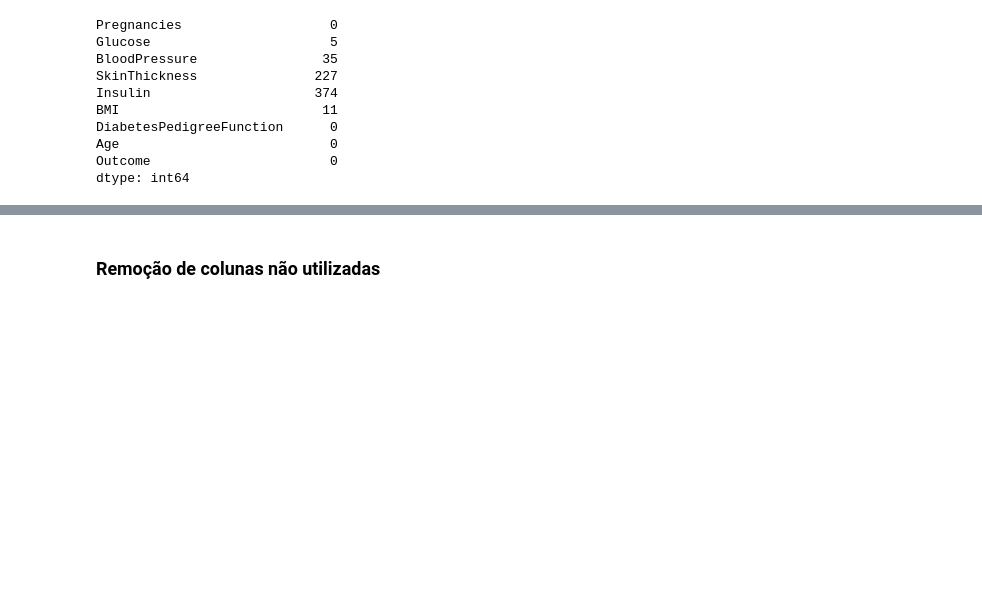
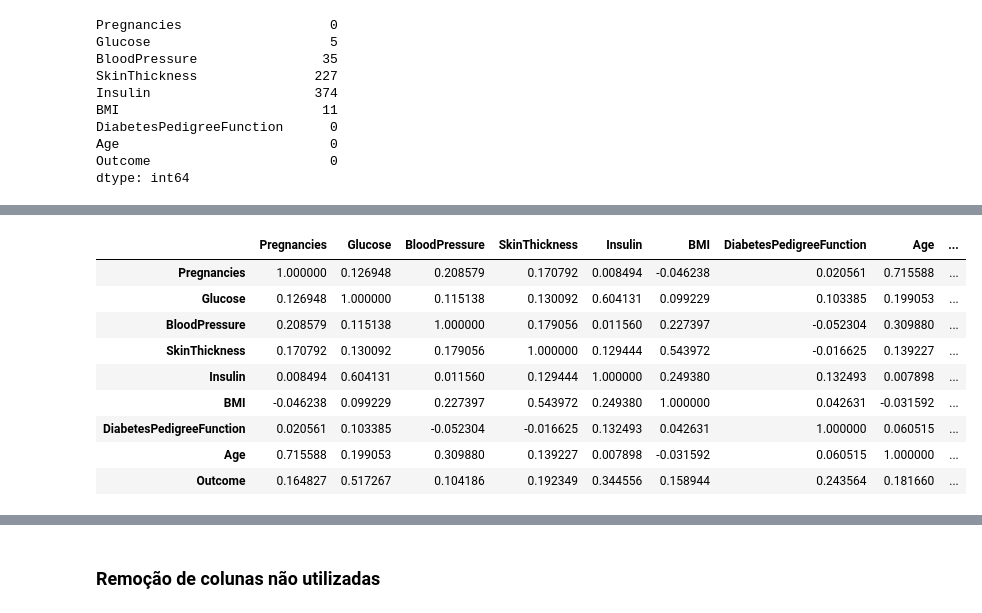
Before and after one commit to ruantmelo/ml-class, a Jupyter notebook: 01_Preprocessing/main.ipynb, the cells around one changed output, grey strips where cells are left out. Saved outputs shown, nothing was run; the diff lists cells and outputs as text; code cells hidden in the pictures; blank space fills up the shorter version.

```diff
--- a/01_Preprocessing/main.ipynb
+++ b/01_Preprocessing/main.ipynb
@@ -72,0 +148,13 @@ dtype: int64
+# %%
+df_no_outliers.corr()
+# %% [output]
+|  | Pregnancies | Glucose | BloodPressure | SkinThickness | Insulin | BMI | DiabetesPedigreeFunction | Age | ... |
+| Pregnancies | 1.000000 | 0.126948 | 0.208579 | 0.170792 | 0.008494 | -0.046238 | 0.020561 | 0.715588 | ... |
+| Glucose | 0.126948 | 1.000000 | 0.115138 | 0.130092 | 0.604131 | 0.099229 | 0.103385 | 0.199053 | ... |
+| BloodPressure | 0.208579 | 0.115138 | 1.000000 | 0.179056 | 0.011560 | 0.227397 | -0.052304 | 0.309880 | ... |
+| SkinThickness | 0.170792 | 0.130092 | 0.179056 | 1.000000 | 0.129444 | 0.543972 | -0.016625 | 0.139227 | ... |
+| Insulin | 0.008494 | 0.604131 | 0.011560 | 0.129444 | 1.000000 | 0.249380 | 0.132493 | 0.007898 | ... |
+| BMI | -0.046238 | 0.099229 | 0.227397 | 0.543972 | 0.249380 | 1.000000 | 0.042631 | -0.031592 | ... |
+| DiabetesPedigreeFunction | 0.020561 | 0.103385 | -0.052304 | -0.016625 | 0.132493 | 0.042631 | 1.000000 | 0.060515 | ... |
+| Age | 0.715588 | 0.199053 | 0.309880 | 0.139227 | 0.007898 | -0.031592 | 0.060515 | 1.000000 | ... |
+| Outcome | 0.164827 | 0.517267 | 0.104186 | 0.192349 | 0.344556 | 0.158944 | 0.243564 | 0.181660 | ... |
```
Also changed, not shown: parts of 34 cells of this notebook, 4 other files.
